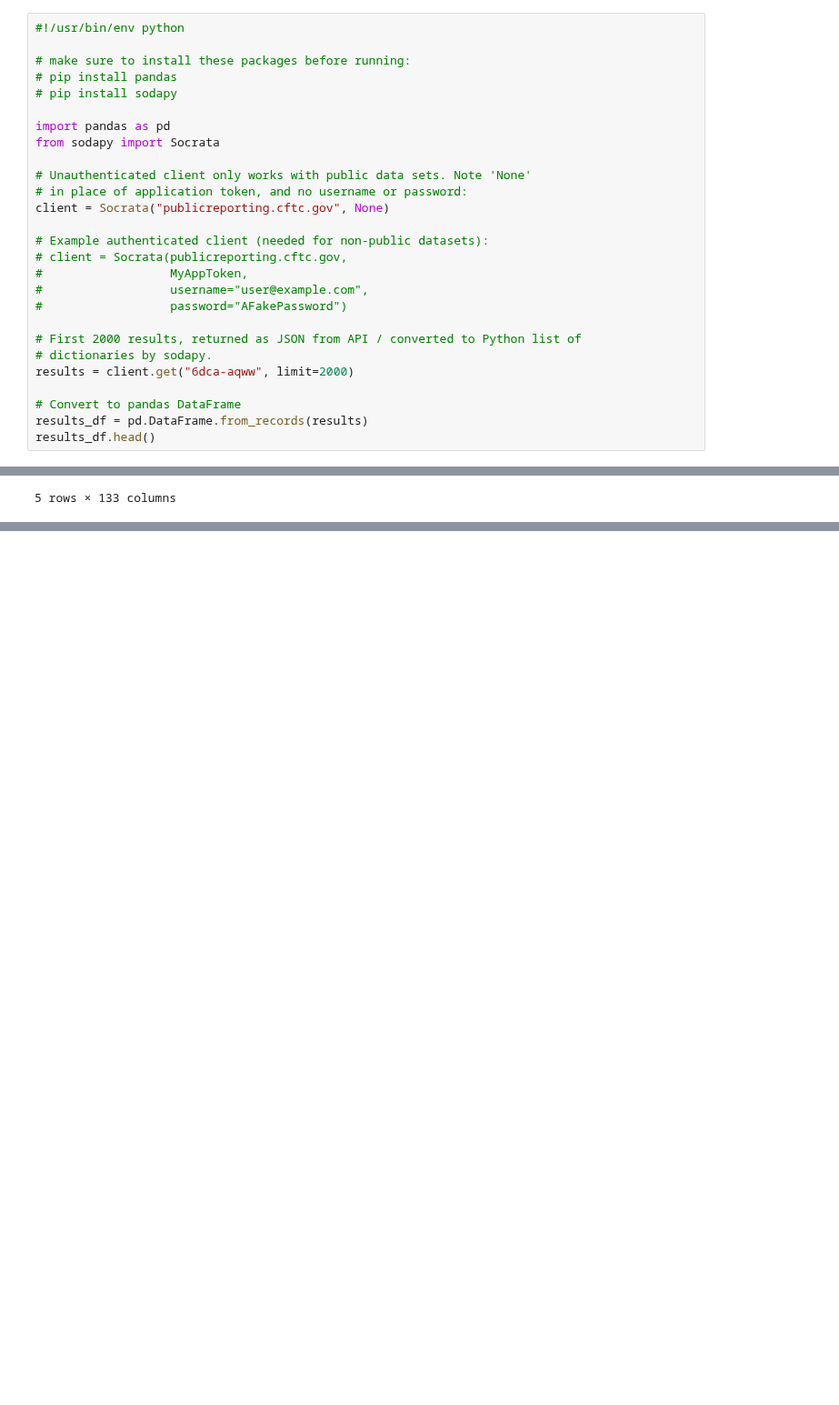
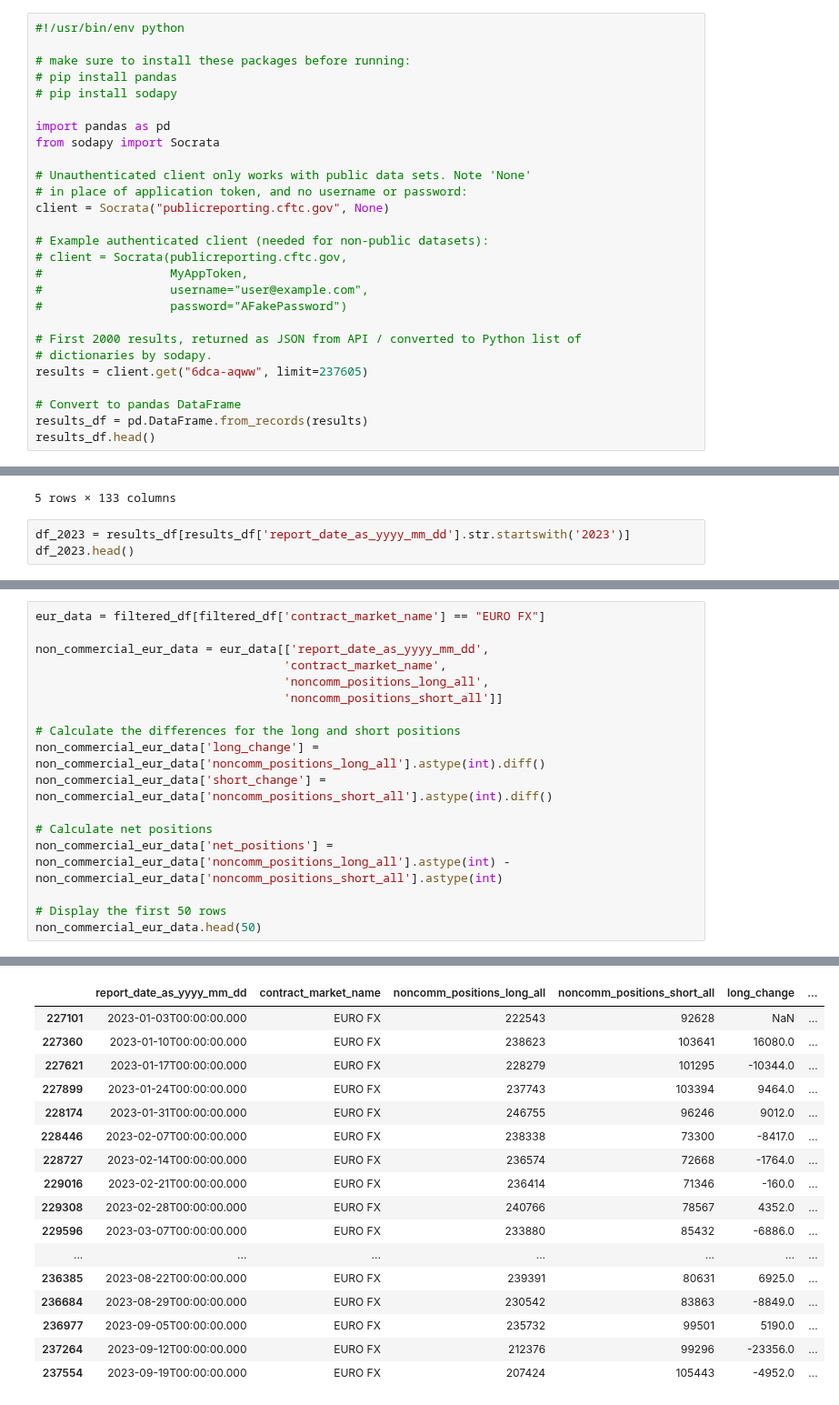
Before and after one commit to H-zx3/Projektas_FX, a Jupyter notebook: cotEUR.ipynb, the cells around one changed output, grey strips where cells are left out. Shown at 91% size. Drawn from its saved outputs; the diff is of its cells as text; blank space fills up the shorter version.

```diff
--- a/cotEUR.ipynb
+++ b/cotEUR.ipynb
@@ -23,7 +23,7 @@ client = Socrata("publicreporting.cftc.gov", None)
 
 # First 2000 results, returned as JSON from API / converted to Python list of
 # dictionaries by sodapy.
-results = client.get("6dca-aqww", limit=2000)
+results = client.get("6dca-aqww", limit=237605)
 
 # Convert to pandas DataFrame
 results_df = pd.DataFrame.from_records(results)
@@ -37,3 +37,6 @@ WARNING:root:Requests made without an app_token will be subject to strict thrott
 | 3 | 220906002602F | CORN - CHICAGO BOARD OF TRADE | 2022-09-06T00:00:00.000 | 2022 Report Week 36 | CORN | ... |
 | 4 | 220906004603F | OATS - CHICAGO BOARD OF TRADE | 2022-09-06T00:00:00.000 | 2022 Report Week 36 | OATS | ... |
 5 rows × 133 columns
+# %%
+df_2023 = results_df[results_df['report_date_as_yyyy_mm_dd'].str.startswith('2023')]
+df_2023.head()
@@ -88,0 +110,18 @@ non_commercial_gbp_data.head(50)
+# %%
+eur_data = filtered_df[filtered_df['contract_market_name'] == "EURO FX"]
+
+non_commercial_eur_data = eur_data[['report_date_as_yyyy_mm_dd',
+                                   'contract_market_name',
+                                   'noncomm_positions_long_all',
+                                   'noncomm_positions_short_all']]
+
+# Calculate the differences for the long and short positions
+non_commercial_eur_data['long_change'] = non_commercial_eur_data['noncomm_positions_long_all'].astype(int).diff()
+non_commercial_eur_data['short_change'] = non_commercial_eur_data['noncomm_positions_short_all'].astype(int).diff()
+
+# Calculate net positions
+non_commercial_eur_data['net_positions'] = non_commercial_eur_data['noncomm_positions_long_all'].astype(int) - non_commercial_eur_data['noncomm_positions_short_all'].astype(int)
+
+# Display the first 50 rows
+non_commercial_eur_data.head(50)
+# %% [output]
@@ -88,0 +143,17 @@ non_commercial_gbp_data.head(50)
+|  | report_date_as_yyyy_mm_dd | contract_market_name | noncomm_positions_long_all | noncomm_positions_short_all | long_change | ... |
+| 227101 | 2023-01-03T00:00:00.000 | EURO FX | 222543 | 92628 | NaN | ... |
+| 227360 | 2023-01-10T00:00:00.000 | EURO FX | 238623 | 103641 | 16080.0 | ... |
+| 227621 | 2023-01-17T00:00:00.000 | EURO FX | 228279 | 101295 | -10344.0 | ... |
+| 227899 | 2023-01-24T00:00:00.000 | EURO FX | 237743 | 103394 | 9464.0 | ... |
+| 228174 | 2023-01-31T00:00:00.000 | EURO FX | 246755 | 96246 | 9012.0 | ... |
+| 228446 | 2023-02-07T00:00:00.000 | EURO FX | 238338 | 73300 | -8417.0 | ... |
+| 228727 | 2023-02-14T00:00:00.000 | EURO FX | 236574 | 72668 | -1764.0 | ... |
+| 229016 | 2023-02-21T00:00:00.000 | EURO FX | 236414 | 71346 | -160.0 | ... |
+| 229308 | 2023-02-28T00:00:00.000 | EURO FX | 240766 | 78567 | 4352.0 | ... |
+| 229596 | 2023-03-07T00:00:00.000 | EURO FX | 233880 | 85432 | -6886.0 | ... |
+| ... | ... | ... | ... | ... | ... | ... |
+| 236385 | 2023-08-22T00:00:00.000 | EURO FX | 239391 | 80631 | 6925.0 | ... |
+| 236684 | 2023-08-29T00:00:00.000 | EURO FX | 230542 | 83863 | -8849.0 | ... |
+| 236977 | 2023-09-05T00:00:00.000 | EURO FX | 235732 | 99501 | 5190.0 | ... |
+| 237264 | 2023-09-12T00:00:00.000 | EURO FX | 212376 | 99296 | -23356.0 | ... |
+| 237554 | 2023-09-19T00:00:00.000 | EURO FX | 207424 | 105443 | -4952.0 | ... |
```
Also changed, not shown: parts of 7 cells of this notebook.
